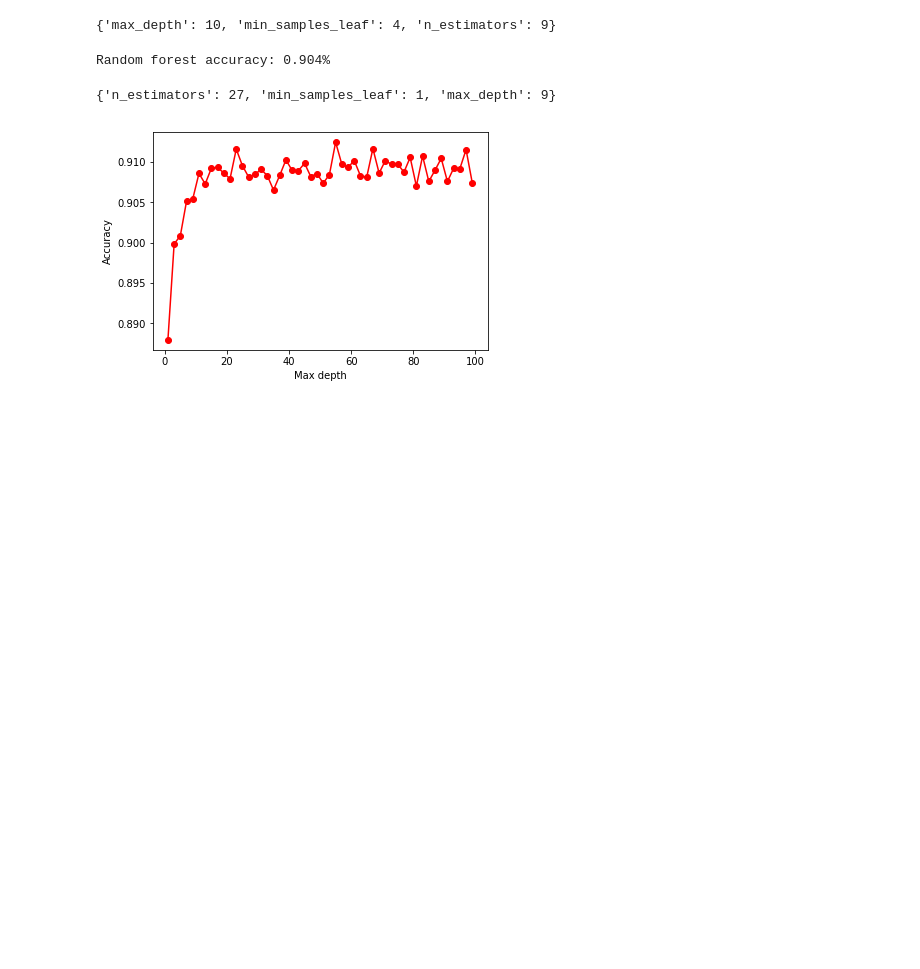
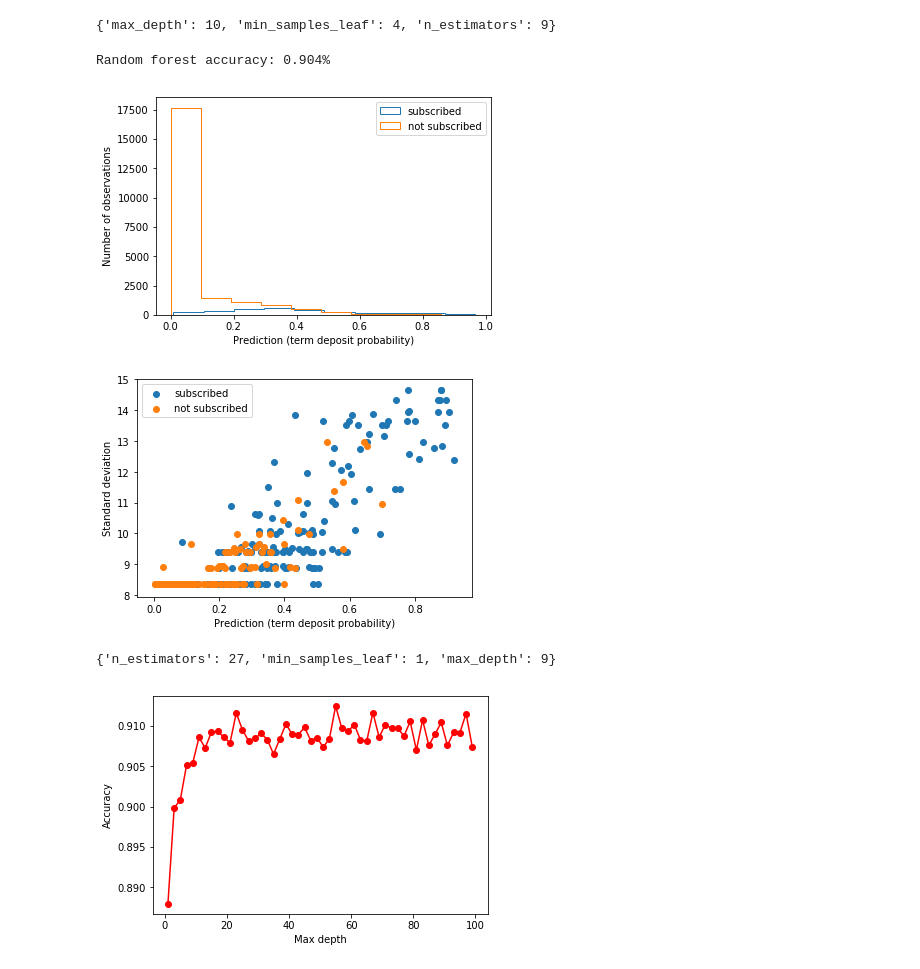
Before and after one commit to LampardNguyen234/skitlearn.randomforest, a Jupyter notebook: book.ipynb, the cells around one changed output. Cells and saved outputs as stored; diff of their text form; code cells hidden in the pictures; blank space fills up the shorter version.

```diff
--- a/book.ipynb
+++ b/book.ipynb
@@ -170,20 +192,53 @@ CV_rfc.fit(x_trn_n, y_trn)
 print(CV_rfc.best_params_)
 # %% [output]
 {'max_depth': 10, 'min_samples_leaf': 4, 'n_estimators': 9}
-# %%
-_max_depth = CV_rfc.best_params_['max_depth']
-_min_samples_leaf = CV_rfc.best_params_['min_samples_leaf']
-_n_estimators = CV_rfc.best_params_['n_estimators']
-rfcs = RandomForestClassifier(max_depth=_max_depth,
-                              min_samples_leaf=_min_samples_leaf,
-                              n_estimators=_n_estimators,
-                              max_features='sqrt')
-model=clf.fit(x_trn_n,y_trn)
-y_pred=model.predict(x_tst_n)
-acc2=float((y_pred==y_tst).sum())/float(len(y_tst))
-print("Random forest accuracy: {0:.3f}%".format(acc2))
-# %% [output]
-Random forest accuracy: 0.904%
+# %%
+# ---------------------------------
+# Kiem tra do chinh xac cua model voi thong so moi
+_max_depth = CV_rfc.best_params_['max_depth']
+_min_samples_leaf = CV_rfc.best_params_['min_samples_leaf']
+_n_estimators = CV_rfc.best_params_['n_estimators']
+rclf = RandomForestClassifier(max_depth=_max_depth,
+                              min_samples_leaf=_min_samples_leaf,
+                              n_estimators=_n_estimators,
+                              max_features='sqrt')
+model=rclf.fit(x_trn_n,y_trn)
+y_pred=model.predict(x_tst_n)
+acc2=float((y_pred==y_tst).sum())/float(len(y_tst))
+print("Random forest accuracy: {0:.3f}%".format(acc2))
+
+y_hat = rclf.predict_proba(x_tst_n)
+
+idx_yes = np.where(y_tst == 1)[0]
+idx_no = np.where(y_tst == 0)[0]
+
+# Histogram predictions without error bars:
+fig, ax = plt.subplots(1)
+ax.hist(y_hat[idx_yes, 1], histtype='step', label='subscribed')
+ax.hist(y_hat[idx_no, 1], histtype='step', label='not subscribed')
+ax.set_xlabel('Prediction (term deposit probability)')
+ax.set_ylabel('Number of observations')
+plt.legend()
+
+rclf_V_IJ_unbiased = fci.random_forest_error(clf, x_trn_n, x_tst_n)
+fig, ax = plt.subplots(1)
+ax.scatter(y_hat[idx_yes, 1],
+           np.sqrt(rclf_V_IJ_unbiased[idx_yes]),
+           label='subscribed')
+
+ax.scatter(y_hat[idx_no, 1],
+           np.sqrt(rclf_V_IJ_unbiased[idx_no]),
+           label='not subscribed')
+
+
+ax.set_xlabel('Prediction (term deposit probability)')
+ax.set_ylabel('Standard deviation')
+plt.legend()
+plt.show()
+# %% [output]
+Random forest accuracy: 0.904%
+[figure, added]
+[figure, added]
 # %%
 rfc = RandomForestClassifier(n_jobs=-1, max_features='sqrt')
 param_distributions = {"n_estimators" : [9, 12, 15, 18, 21, 24, 27],
```
Also changed, not shown: parts of 29 cells of this notebook, 1 other file.
